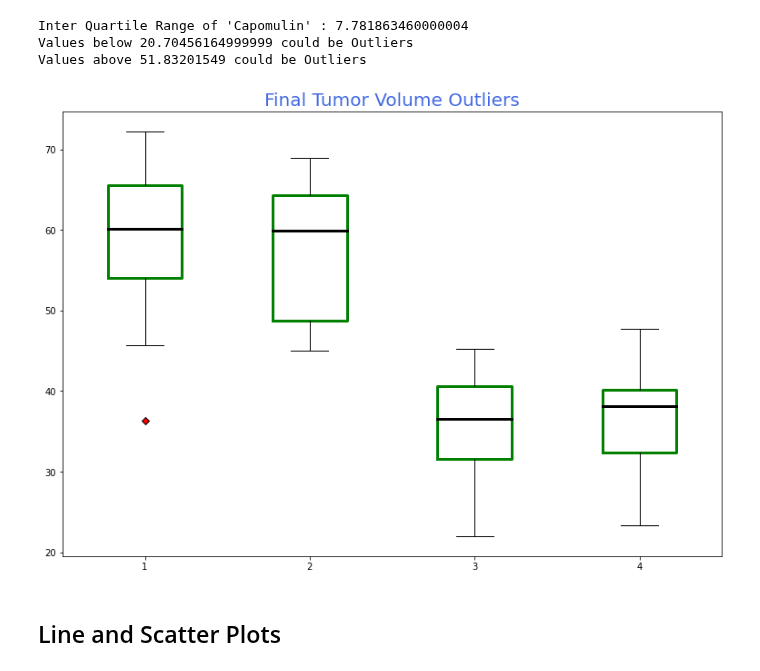
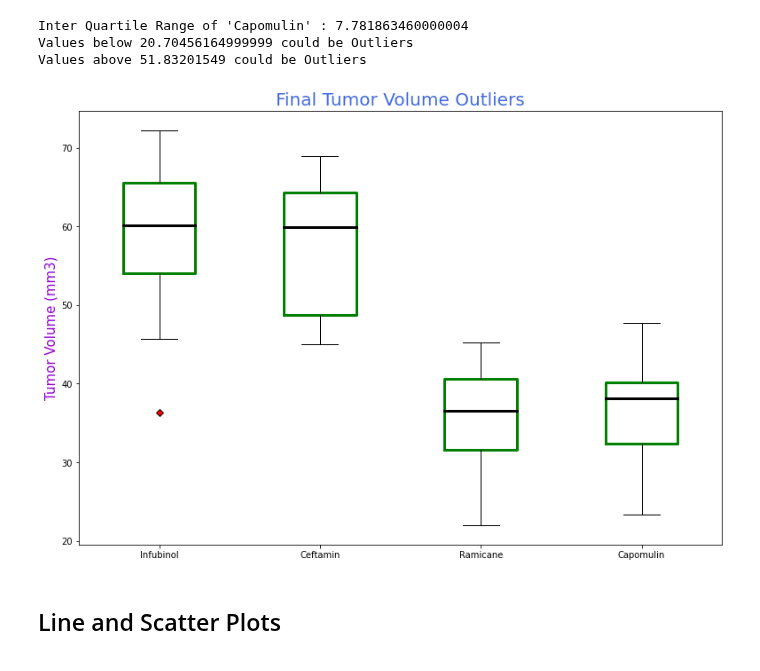
Before and after one commit to divya-gh/Matplotlib-Challenge, a Jupyter notebook: Pymaceuticals/pymaceuticals_starter.ipynb, the cells around one changed output. Saved outputs shown, nothing was run; the diff lists cells and outputs as text; code cells hidden in the pictures.

Commit message:
Box plot

```diff
--- a/Pymaceuticals/pymaceuticals_starter.ipynb
+++ b/Pymaceuticals/pymaceuticals_starter.ipynb
@@ -444,21 +444,22 @@ data =[Infubinol_turmer_vol,Ceftamin_turmer_vol,Ramicane_turmer_vol,Capomulin_tu
 # %%
 #Customize Box plot
 font = dict(fontsize= 20,fontweight = 3,color = 'royalblue')
 boxprops = dict(linestyle='-', linewidth=3, color='g')
 medianprops = dict(linestyle='-', linewidth=3, color='k')
 green_diamond = dict(markerfacecolor='r', marker='D')
+labels = [label for label in Treatments ]
 
 #Plot the values
 fig1,ax1 = plt.subplots(figsize = (13,9))
 ax1.set_title('Final Tumor Volume Outliers' , fontdict=font)
-
-ax1.boxplot(data , flierprops=green_diamond ,boxprops= boxprops,medianprops = medianprops , )
-
+ax1.set_ylabel("Tumor Volume (mm3)" ,fontdict=dict(fontsize= 15,fontweight = 3,color = 'darkviolet'))
+ax1.boxplot(data , flierprops=green_diamond ,boxprops= boxprops,medianprops = medianprops,labels= labels)
+ax1.set_xlabel(rotation=0, fontsize=8)
 
 
 plt.show()
 # %% [output]
-[figure, old version]
+[figure, new version]
 # %% [markdown]
 ## Line and Scatter Plots
 # %%
```
